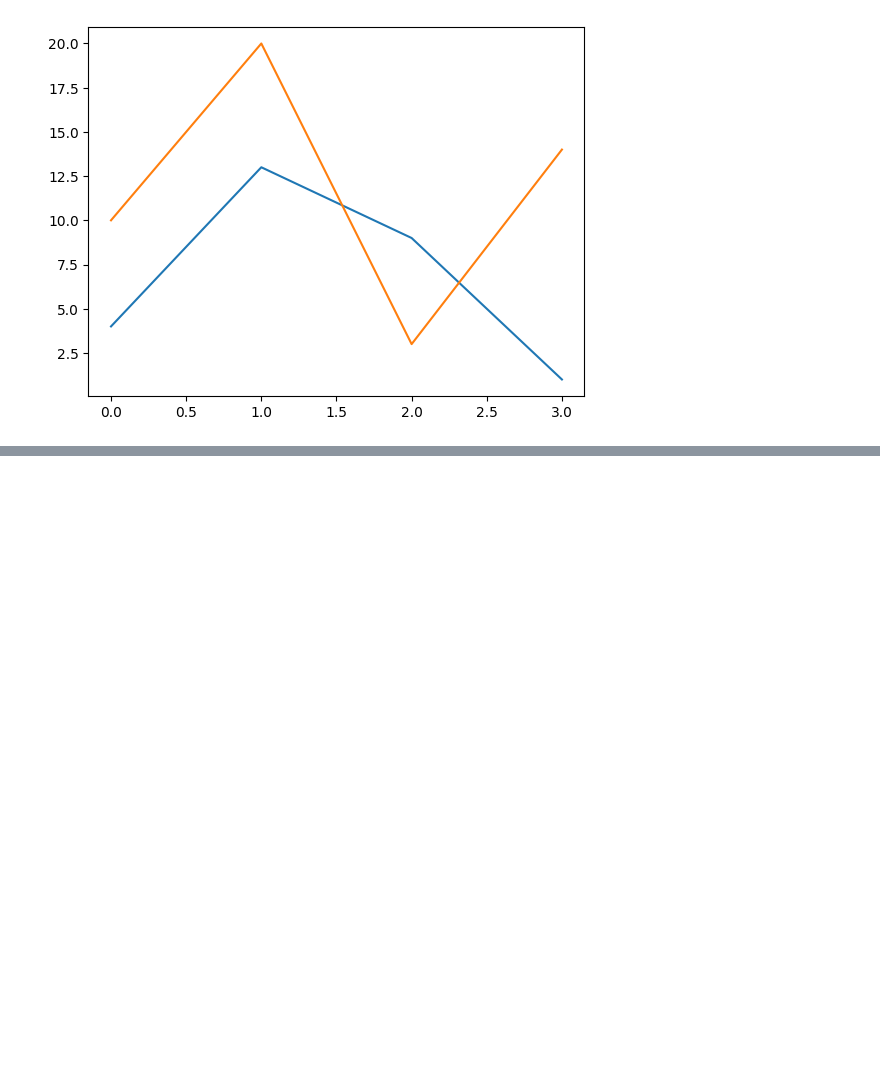
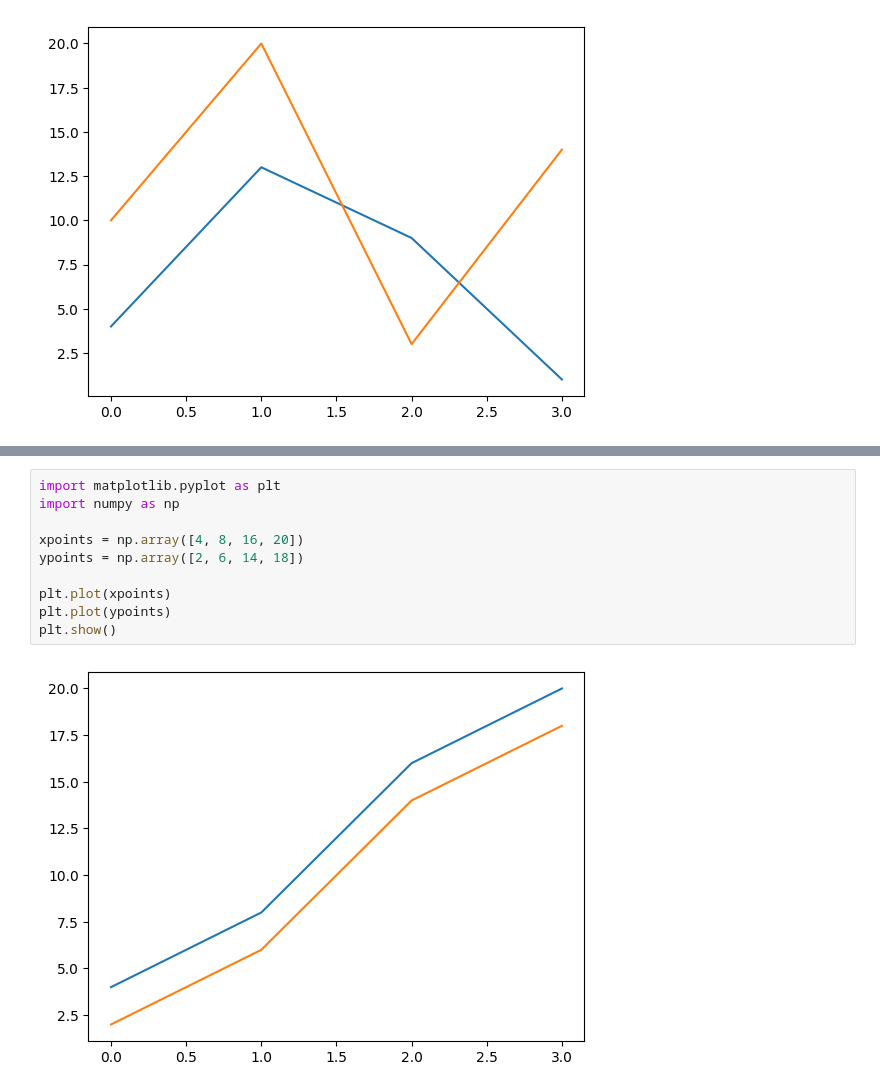
Before and after one commit to stephnwakonobi/MatPlotLib, a Jupyter notebook: MatPlotLib.ipynb, the cells around one changed output, grey strips where cells are left out. Saved outputs shown, nothing was run; the diff lists cells and outputs as text; blank space fills up the shorter version.

```diff
--- a/MatPlotLib.ipynb
+++ b/MatPlotLib.ipynb
@@ -481,0 +506,12 @@ plt.show()
+# %%
+import matplotlib.pyplot as plt
+import numpy as np
+
+xpoints = np.array([4, 8, 16, 20])
+ypoints = np.array([2, 6, 14, 18])
+
+plt.plot(xpoints)
+plt.plot(ypoints)
+plt.show()
+# %% [output]
+[figure, added]
```
Also changed, not shown: parts of 8 cells of this notebook.
